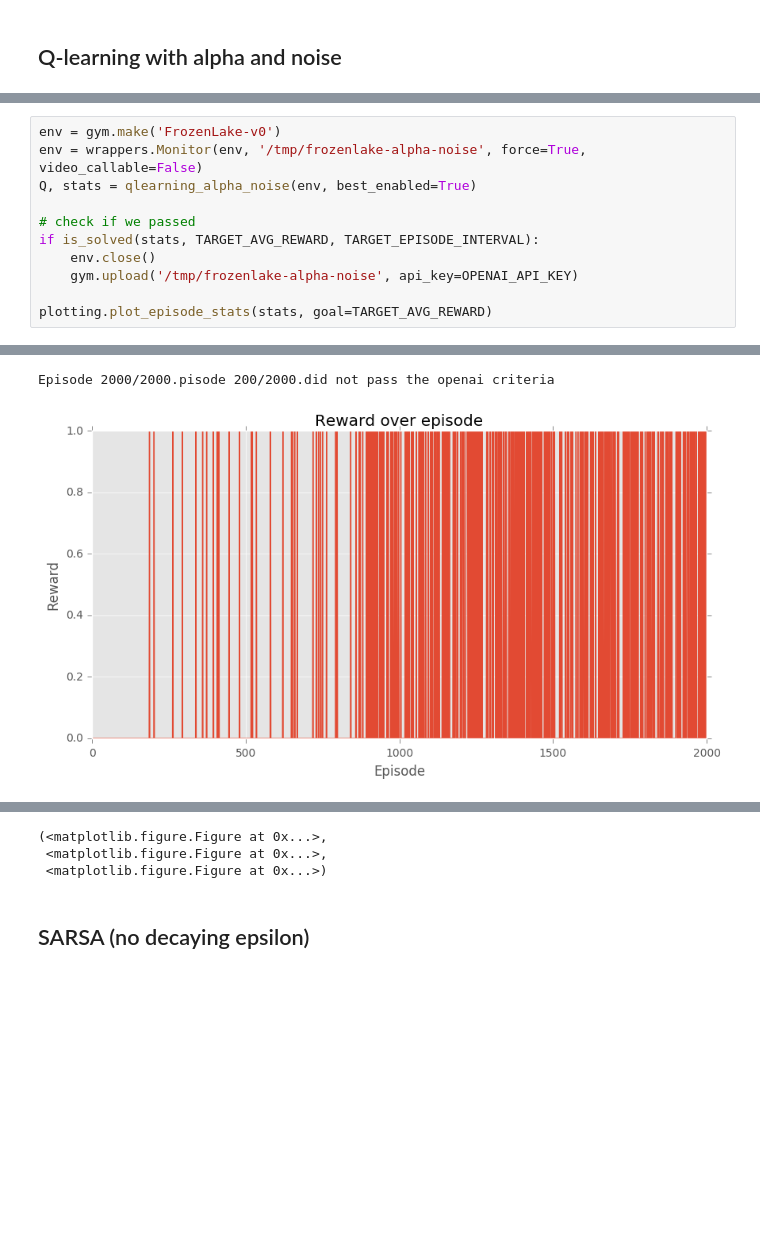
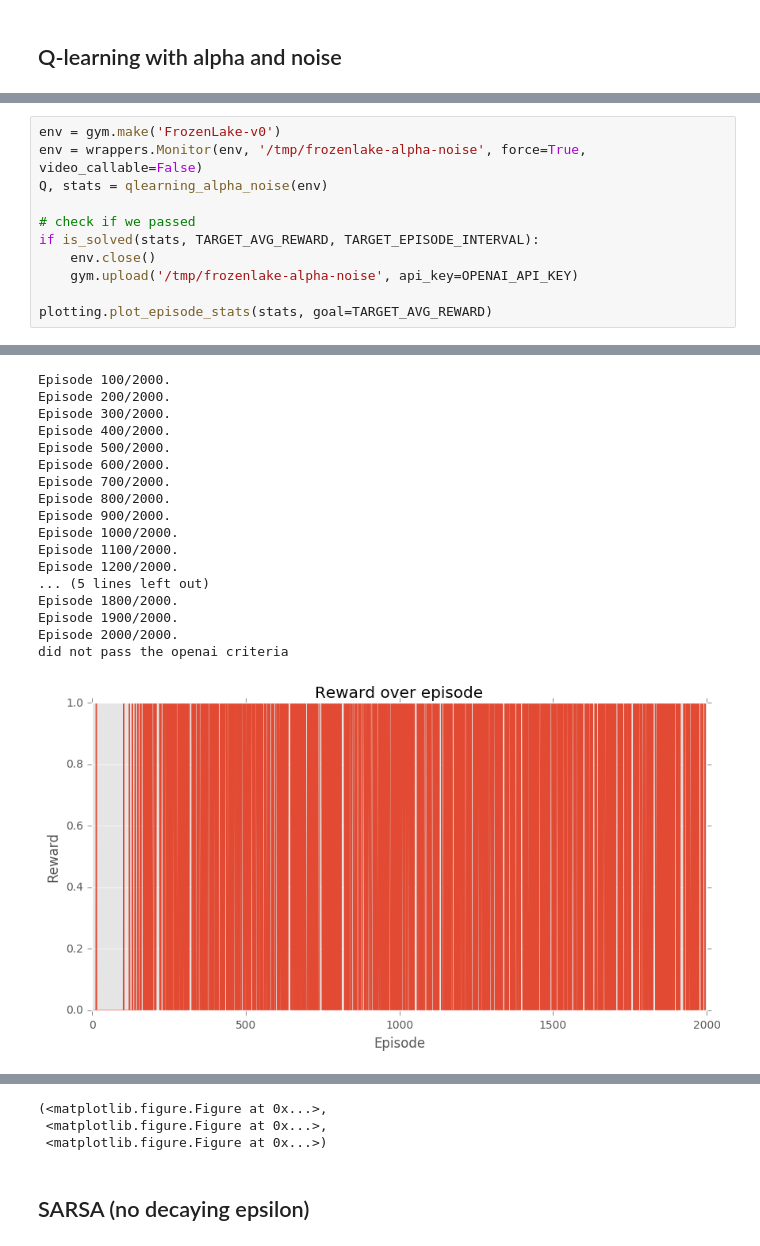
Before and after one commit to modulabs/RL_Edu1, a Jupyter notebook: lecture/lab5/qlearning_stochastic_tabular.ipynb, the cells around one changed output, grey strips where cells are left out. Drawn from its saved outputs; the diff is of its cells as text; blank space fills up the shorter version.

```diff
--- a/lecture/lab5/qlearning_stochastic_tabular.ipynb
+++ b/lecture/lab5/qlearning_stochastic_tabular.ipynb
@@ -466,7 +459,7 @@ Episode 2000/2000.pisode 200/2000.did not pass the openai criteria
 # %%
 env = gym.make('FrozenLake-v0')
 env = wrappers.Monitor(env, '/tmp/frozenlake-alpha-noise', force=True, video_callable=False)
-Q, stats = qlearning_alpha_noise(env, best_enabled=True)
+Q, stats = qlearning_alpha_noise(env)
 
 # check if we passed
 if is_solved(stats, TARGET_AVG_REWARD, TARGET_EPISODE_INTERVAL):
@@ -480,2 +474,18 @@ plotting.plot_episode_stats(stats, goal=TARGET_AVG_REWARD)
-Episode 2000/2000.pisode 200/2000.did not pass the openai criteria
+Episode 100/2000.
+Episode 200/2000.
+Episode 300/2000.
+Episode 400/2000.
+Episode 500/2000.
+Episode 600/2000.
+Episode 700/2000.
+Episode 800/2000.
+Episode 900/2000.
+Episode 1000/2000.
+Episode 1100/2000.
+Episode 1200/2000.
+... (5 lines left out)
+Episode 1800/2000.
+Episode 1900/2000.
+Episode 2000/2000.
+did not pass the openai criteria
-[figure, old version]
+[figure, new version]
```
Also changed, not shown: parts of 8 cells of this notebook, 5 other files.
